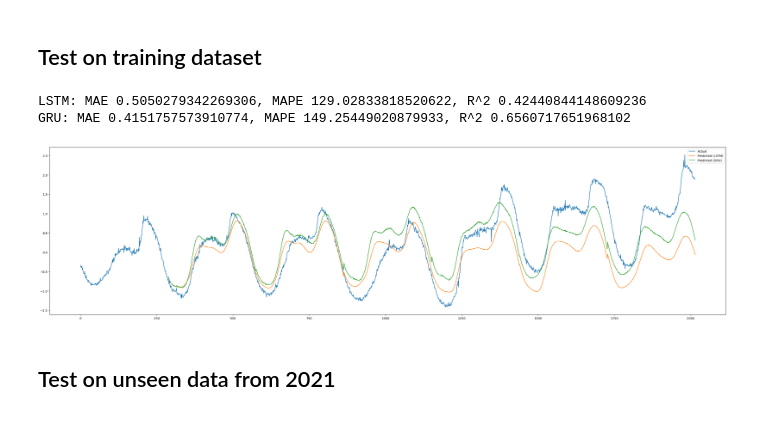
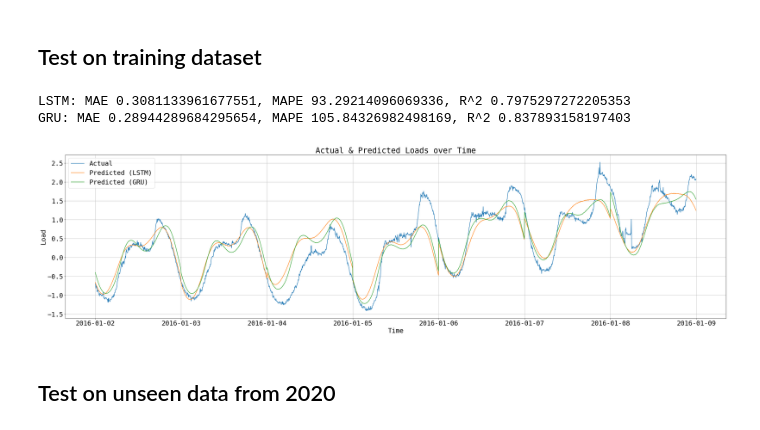
Before and after one commit to Acmaro/NY-electricity-lload-prediction, a Jupyter notebook: RNN/notebook.ipynb, the cells around one changed output. Drawn from its saved outputs; the diff is of its cells as text; code cells hidden in the pictures.

```diff
--- a/RNN/notebook.ipynb
+++ b/RNN/notebook.ipynb
@@ -539,36 +558,46 @@ def make_predictions_daliy_correction(model, initial_data, future_data, device='
 # %% [markdown]
 ## Test on training dataset
 # %%
-initial_np = df.iloc[:288].to_numpy(dtype=np.float32)
-initial_tensor = torch.tensor(initial_np, dtype=torch.float32)
-future_np = df.iloc[288:7*288].to_numpy(dtype=np.float32)
-future_tensor = torch.tensor(future_np, dtype=torch.float32)
+# initial_np = df.iloc[:288].to_numpy(dtype=np.float32)
+# initial_tensor = torch.tensor(initial_np, dtype=torch.float32)
+test_np = df.iloc[:8*288].to_numpy(dtype=np.float32)
+test_tensor = torch.tensor(test_np, dtype=torch.float32)
 
-predictions_lstm = make_predictions(lstm_model, initial_tensor, future_tensor, pred_len=288, device='cuda')
-predictions_gru = make_predictions(gru_model, initial_tensor, future_tensor, pred_len=288, device='cuda')
+# predictions_rnn, actual = make_predictions(rnn_model, test_tensor, device='cuda')
+predictions_lstm, actual = make_predictions(lstm_model, test_tensor, device='cuda')
+predictions_gru, _ = make_predictions(gru_model, test_tensor, device='cuda')
 # %%
 import matplotlib.pyplot as plt
 
-initial = df.iloc[:288]['load'].values
-future = df.iloc[288:7*288]['load'].values
-actual = np.concatenate([initial, future])
-
-lstm_scores = evaluate_metrics(future, predictions_lstm)
+# rnn_scores = evaluate_metrics(actual, predictions_rnn)
+# print(f'RNN: MAE {rnn_scores[0]}, MAPE {rnn_scores[1]}, R^2 {rnn_scores[2]}')
+lstm_scores = evaluate_metrics(actual, predictions_lstm)
 print(f'LSTM: MAE {lstm_scores[0]}, MAPE {lstm_scores[1]}, R^2 {lstm_scores[2]}')
-gru_scores = evaluate_metrics(future, predictions_gru)
+gru_scores = evaluate_metrics(actual, predictions_gru)
 print(f'GRU: MAE {gru_scores[0]}, MAPE {gru_scores[1]}, R^2 {gru_scores[2]}')
 
+font = {'family' : 'monospace',
+        'weight' : 'normal',
+        'size'   : 22}
+
+plt.rc('font', **font)
+
+time_interval = pd.date_range(start="2016-01-02", periods=len(actual), freq='5min')
 plt.figure(figsize=(40,10))
-plt.plot(actual, label='Actual')
-# shift the predictions to align with the actual data
-plt.plot([None]*288 + predictions_lstm, label='Predicted (LSTM)')
-plt.plot([None]*288 + predictions_gru, label='Predicted (GRU)')
+plt.plot(time_interval, actual, label='Actual')
+# plt.plot(time_interval, predictions_rnn, label='Predicted (RNN)')
+plt.plot(time_interval, predictions_lstm, label='Predicted (LSTM)')
+plt.plot(time_interval, predictions_gru, label='Predicted (GRU)')
 plt.legend()
+plt.grid(True)
+plt.xlabel('Time')
+plt.ylabel('Load')
+plt.title('Actual & Predicted Loads over Time')
 plt.show()
 # %% [output]
-LSTM: MAE 0.5050279342269306, MAPE 129.02833818520622, R^2 0.42440844148609236
-GRU: MAE 0.4151757573910774, MAPE 149.25449020879933, R^2 0.6560717651968102
+LSTM: MAE 0.3081133961677551, MAPE 93.29214096069336, R^2 0.7975297272205353
+GRU: MAE 0.28944289684295654, MAPE 105.84326982498169, R^2 0.837893158197403
-[figure, old version]
+[figure, new version]
 # %% [markdown]
-## Test on unseen data from 2021
+## Test on unseen data from 2020
 # %%
```
Also changed, not shown: parts of 14 cells of this notebook, 3 other files.
